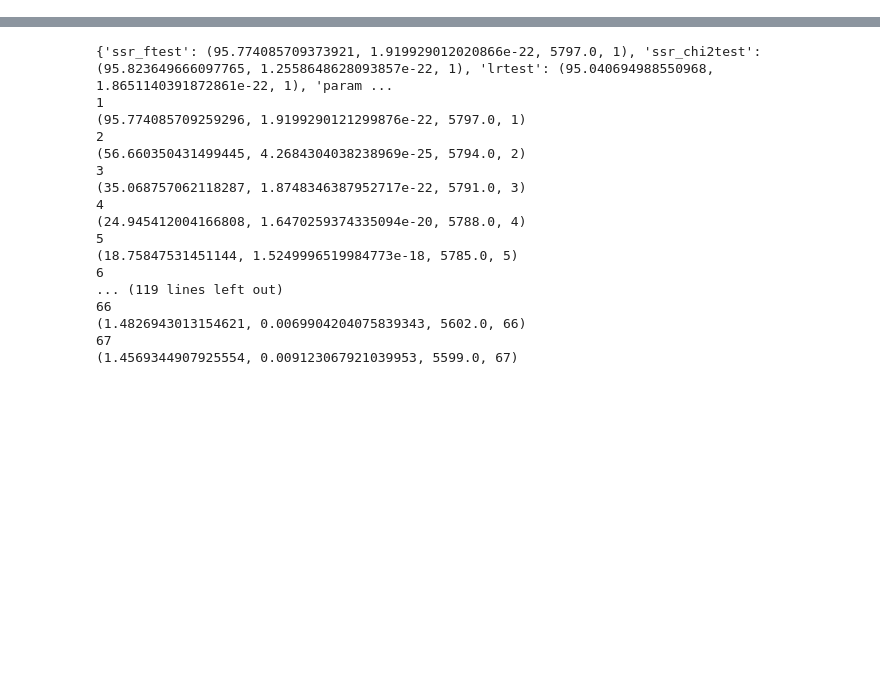
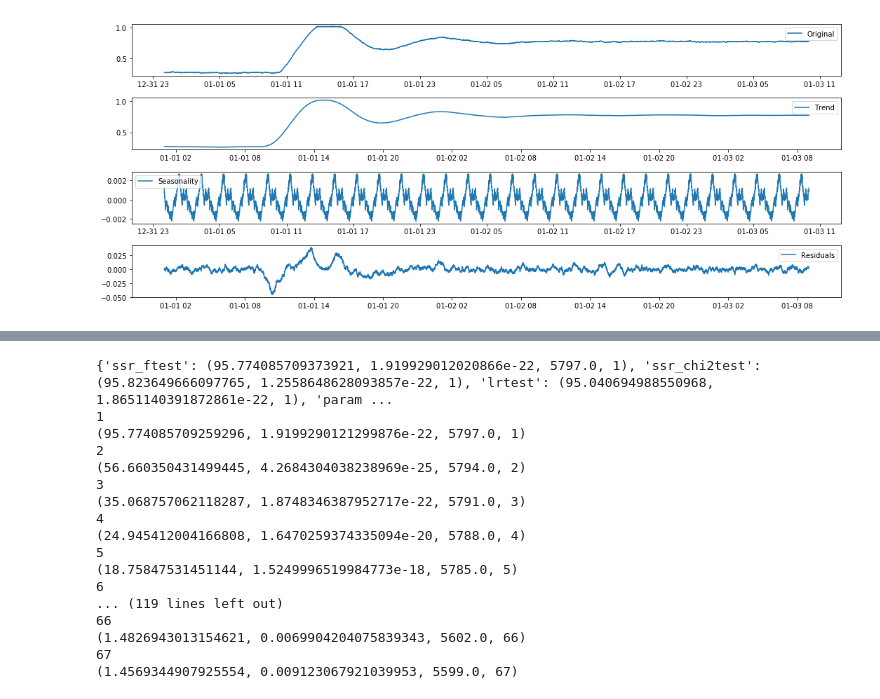
Before and after one commit to abugim/PDS, a Jupyter notebook: Causalidade de Granger aplicada à Tennessee Eastman Process/Causalidade de Granger.ipynb, the cells around one changed output, grey strips where cells are left out. Saved outputs shown, nothing was run; the diff lists cells and outputs as text; code cells hidden in the pictures; blank space fills up the shorter version.

```diff
--- a/Causalidade de Granger aplicada à Tennessee Eastman Process/Causalidade de Granger.ipynb
+++ b/Causalidade de Granger aplicada à Tennessee Eastman Process/Causalidade de Granger.ipynb
@@ -26,0 +54,24 @@ sim_df.head()
+# %%
+# Exemplo de decomposição
+decomposition = seasonal_decompose(sim_df['xmeas1'], freq=200)
+
+trend = decomposition.trend
+seasonal = decomposition.seasonal
+residual = decomposition.resid
+
+plt.subplot(411)
+plt.plot(sim_df['xmeas1'], label='Original')
+plt.legend(loc='best')
+plt.subplot(412)
+plt.plot(trend, label='Trend')
+plt.legend(loc='best')
+plt.subplot(413)
+plt.plot(seasonal,label='Seasonality')
+plt.legend(loc='best')
+plt.subplot(414)
+plt.plot(residual, label='Residuals')
+plt.legend(loc='best')
+plt.tight_layout()
+plt.show()
+# %% [output]
+[figure, added]
```
Also changed, not shown: parts of 14 cells of this notebook.
